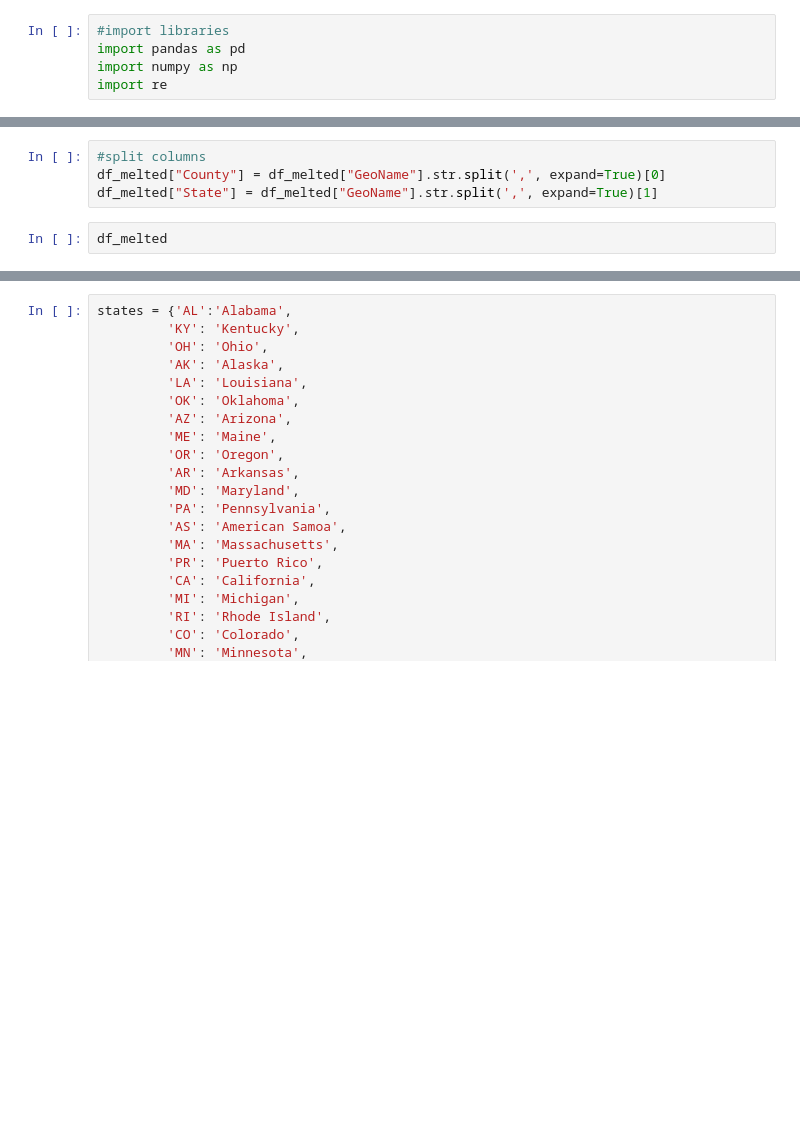
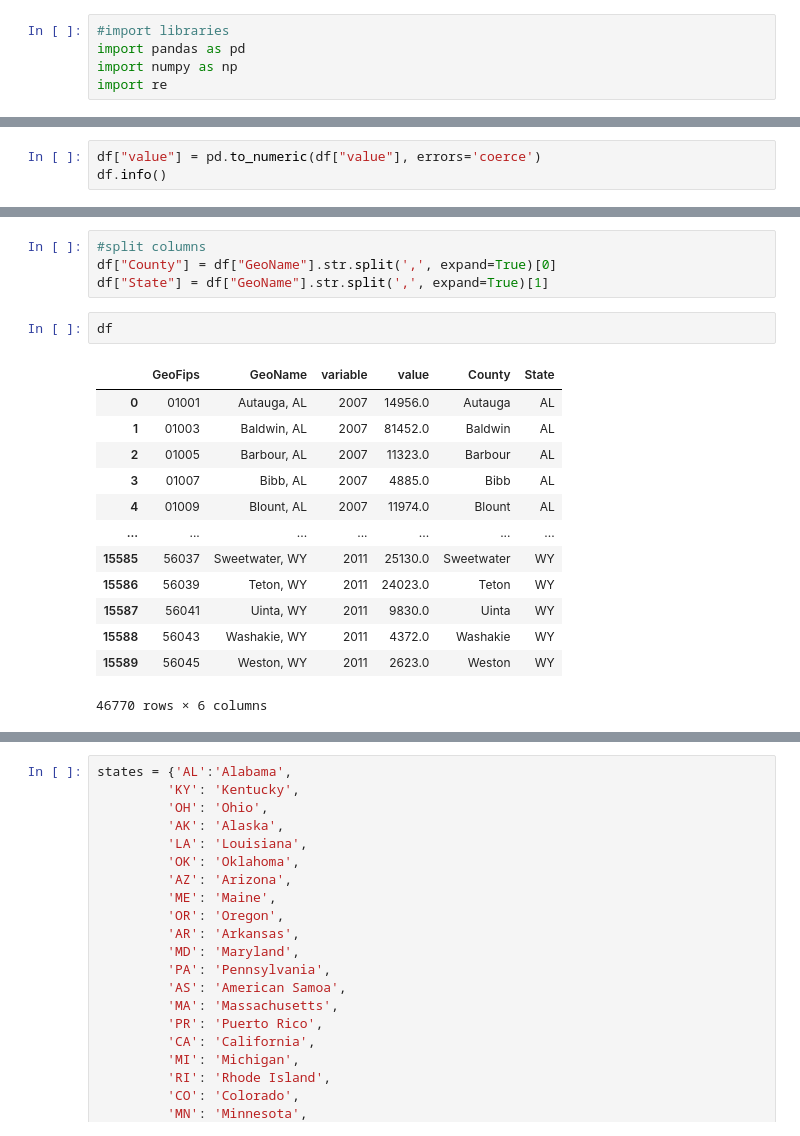
Before and after one commit to franciscouranga52/franciscouranga52-20230508-Nearshoring-Liu-Uranga, a Jupyter notebook: 2.6. Refine jobs data by county - US.ipynb, the cells around one changed output, grey strips where cells are left out. Cells and saved outputs as stored; diff of their text form; blank space fills up the shorter version.

```diff
--- a/2.6. Refine jobs data by county - US.ipynb
+++ b/2.6. Refine jobs data by county - US.ipynb
@@ -88,0 +91,3 @@ df_melted
+# %%
+df["value"] = pd.to_numeric(df["value"], errors='coerce')
+df.info()
@@ -89,8 +106,22 @@ df_melted
 # %%
 #split columns
-df_melted["County"] = df_melted["GeoName"].str.split(',', expand=True)[0]
-df_melted["State"] = df_melted["GeoName"].str.split(',', expand=True)[1]
+df["County"] = df["GeoName"].str.split(',', expand=True)[0]
+df["State"] = df["GeoName"].str.split(',', expand=True)[1]
 # %%
-df_melted
+df
+# %% [output]
+|  | GeoFips | GeoName | variable | value | County | State |
+| 0 | 01001 | Autauga, AL | 2007 | 14956.0 | Autauga | AL |
+| 1 | 01003 | Baldwin, AL | 2007 | 81452.0 | Baldwin | AL |
+| 2 | 01005 | Barbour, AL | 2007 | 11323.0 | Barbour | AL |
+| 3 | 01007 | Bibb, AL | 2007 | 4885.0 | Bibb | AL |
+| 4 | 01009 | Blount, AL | 2007 | 11974.0 | Blount | AL |
+| ... | ... | ... | ... | ... | ... | ... |
+| 15585 | 56037 | Sweetwater, WY | 2011 | 25130.0 | Sweetwater | WY |
+| 15586 | 56039 | Teton, WY | 2011 | 24023.0 | Teton | WY |
+| 15587 | 56041 | Uinta, WY | 2011 | 9830.0 | Uinta | WY |
+| 15588 | 56043 | Washakie, WY | 2011 | 4372.0 | Washakie | WY |
+| 15589 | 56045 | Weston, WY | 2011 | 2623.0 | Weston | WY |
+46770 rows × 6 columns
 # %%
 #arrange columns
```
Also changed, not shown: parts of 34 cells of this notebook, 6 other files.
